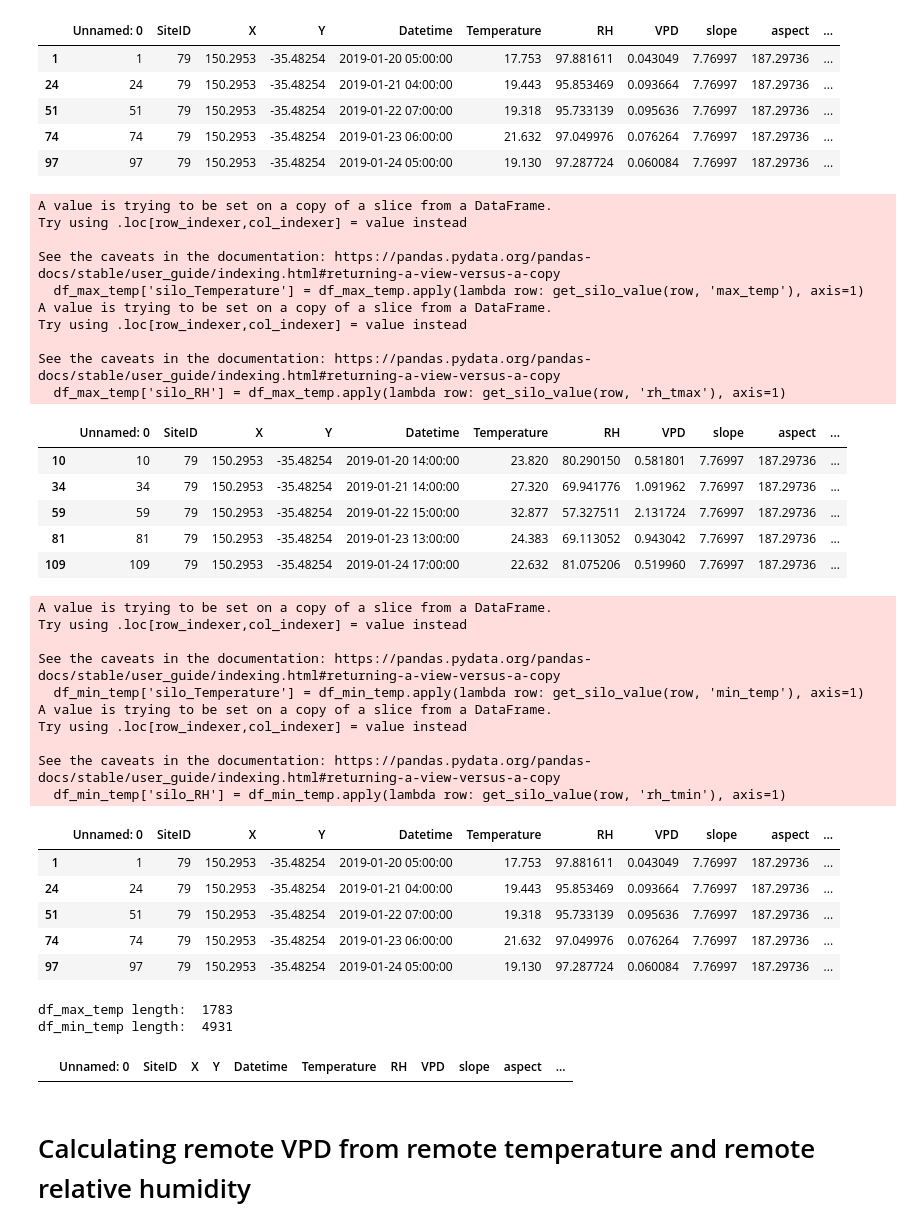
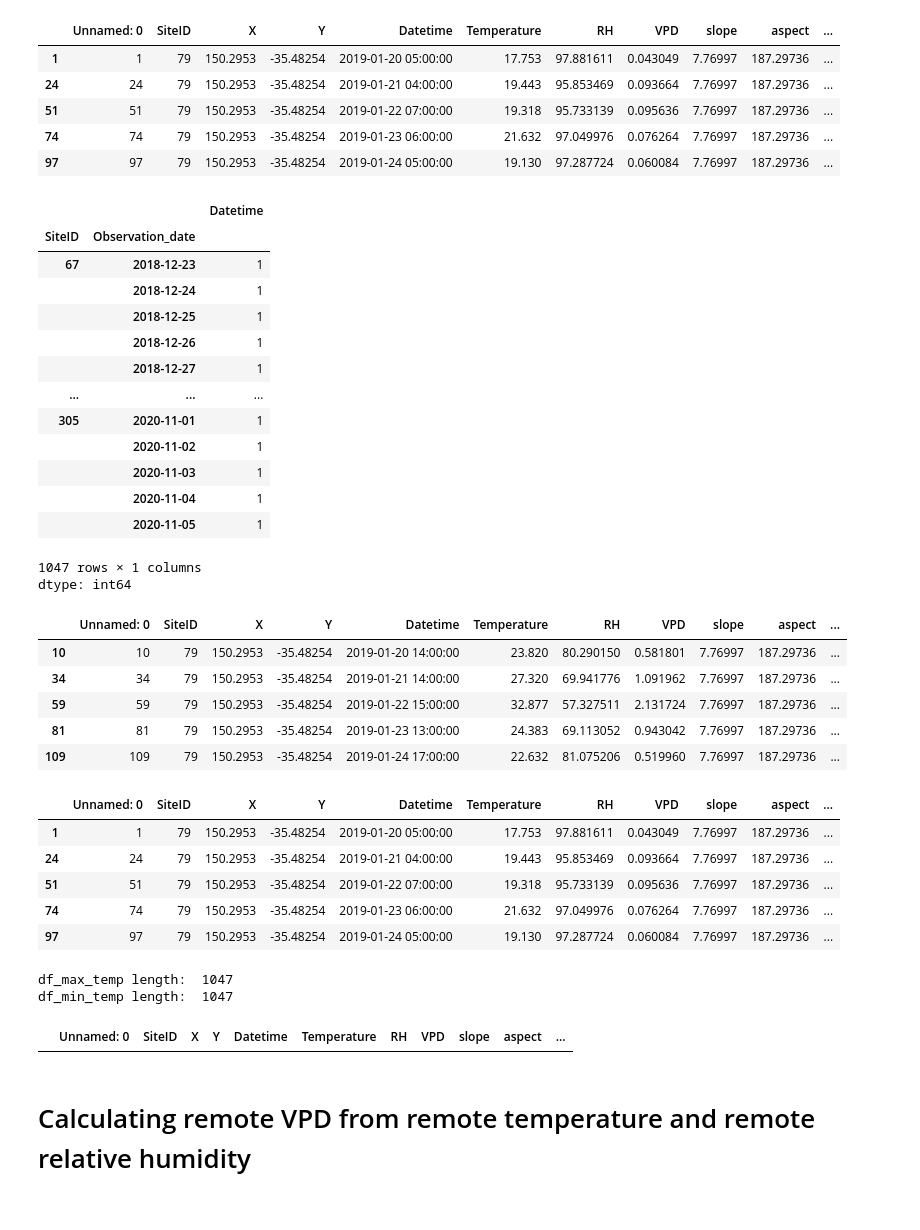
Before and after one commit to DiaPorntipa/nssn-fmc-data-compilation, a Jupyter notebook: Codes/SILO_data_compliation.ipynb, the cells around one changed output. Cells and saved outputs as stored; diff of their text form; code cells hidden in the pictures.

Commit message:
Select only one observation of day max temp or day min temp per site per day

```diff
--- a/Codes/SILO_data_compliation.ipynb
+++ b/Codes/SILO_data_compliation.ipynb
@@ -119,6 +119,31 @@ In-situ day minimum temperature observations:
 | 51 | 51 | 79 | 150.2953 | -35.48254 | 2019-01-22 07:00:00 | 19.318 | 95.733139 | 0.095636 | 7.76997 | 187.29736 | ... |
 | 74 | 74 | 79 | 150.2953 | -35.48254 | 2019-01-23 06:00:00 | 21.632 | 97.049976 | 0.076264 | 7.76997 | 187.29736 | ... |
 | 97 | 97 | 79 | 150.2953 | -35.48254 | 2019-01-24 05:00:00 | 19.130 | 97.287724 | 0.060084 | 7.76997 | 187.29736 | ... |
+# %%
+# Use only one observation per sit per day
+
+df_max_temp = df_max_temp.drop_duplicates(subset=['SiteID', 'Observation_date'])
+df_min_temp = df_min_temp.drop_duplicates(subset=['SiteID', 'Observation_date'])
+df_max_temp.head()
+
+# Investigating the number of obs per site per day
+# df_max_temp.groupby(['SiteID', 'Observation_date'])['Datetime'].apply(lambda x: x.nunique())
+# %% [output]
+|  |  | Datetime |
+| SiteID | Observation_date |  |
+| 67 | 2018-12-23 | 1 |
+|  | 2018-12-24 | 1 |
+|  | 2018-12-25 | 1 |
+|  | 2018-12-26 | 1 |
+|  | 2018-12-27 | 1 |
+| ... | ... | ... |
+| 305 | 2020-11-01 | 1 |
+|  | 2020-11-02 | 1 |
+|  | 2020-11-03 | 1 |
+|  | 2020-11-04 | 1 |
+|  | 2020-11-05 | 1 |
+1047 rows × 1 columns
+dtype: int64
 # %%
 # Fill in df with silo data at the hottest time of the day (max_temp, RH_tmax)
 
@@ -137,16 +162,6 @@ df_max_temp['silo_Temperature'] = df_max_temp.apply(lambda row: get_silo_value(r
 df_max_temp['silo_RH'] = df_max_temp.apply(lambda row: get_silo_value(row, 'rh_tmax'), axis=1)
 df_max_temp.head()
 # %% [output]
-A value is trying to be set on a copy of a slice from a DataFrame.
-Try using .loc[row_indexer,col_indexer] = value instead
-
-See the caveats in the documentation: https://pandas.pydata.org/pandas-docs/stable/user_guide/indexing.html#returning-a-view-versus-a-copy
-  df_max_temp['silo_Temperature'] = df_max_temp.apply(lambda row: get_silo_value(row, 'max_temp'), axis=1)
-A value is trying to be set on a copy of a slice from a DataFrame.
-Try using .loc[row_indexer,col_indexer] = value instead
-
-See the caveats in the documentation: https://pandas.pydata.org/pandas-docs/stable/user_guide/indexing.html#returning-a-view-versus-a-copy
-  df_max_temp['silo_RH'] = df_max_temp.apply(lambda row: get_silo_value(row, 'rh_tmax'), axis=1)
 |  | Unnamed: 0 | SiteID | X | Y | Datetime | Temperature | RH | VPD | slope | aspect | ... |
 | 10 | 10 | 79 | 150.2953 | -35.48254 | 2019-01-20 14:00:00 | 23.820 | 80.290150 | 0.581801 | 7.76997 | 187.29736 | ... |
 | 34 | 34 | 79 | 150.2953 | -35.48254 | 2019-01-21 14:00:00 | 27.320 | 69.941776 | 1.091962 | 7.76997 | 187.29736 | ... |
@@ -160,16 +175,6 @@ df_min_temp['silo_Temperature'] = df_min_temp.apply(lambda row: get_silo_value(r
 df_min_temp['silo_RH'] = df_min_temp.apply(lambda row: get_silo_value(row, 'rh_tmin'), axis=1)
 df_min_temp.head()
 # %% [output]
-A value is trying to be set on a copy of a slice from a DataFrame.
-Try using .loc[row_indexer,col_indexer] = value instead
-
-See the caveats in the documentation: https://pandas.pydata.org/pandas-docs/stable/user_guide/indexing.html#returning-a-view-versus-a-copy
-  df_min_temp['silo_Temperature'] = df_min_temp.apply(lambda row: get_silo_value(row, 'min_temp'), axis=1)
-A value is trying to be set on a copy of a slice from a DataFrame.
-Try using .loc[row_indexer,col_indexer] = value instead
-
-See the caveats in the documentation: https://pandas.pydata.org/pandas-docs/stable/user_guide/indexing.html#returning-a-view-versus-a-copy
-  df_min_temp['silo_RH'] = df_min_temp.apply(lambda row: get_silo_value(row, 'rh_tmin'), axis=1)
 |  | Unnamed: 0 | SiteID | X | Y | Datetime | Temperature | RH | VPD | slope | aspect | ... |
 | 1 | 1 | 79 | 150.2953 | -35.48254 | 2019-01-20 05:00:00 | 17.753 | 97.881611 | 0.043049 | 7.76997 | 187.29736 | ... |
 | 24 | 24 | 79 | 150.2953 | -35.48254 | 2019-01-21 04:00:00 | 19.443 | 95.853469 | 0.093664 | 7.76997 | 187.29736 | ... |
@@ -183,8 +188,8 @@ print("df_min_temp length: ", len(df_min_temp))
 df_max_temp[(df_max_temp.isna().any(axis=1)) & (df_max_temp['SiteID'] != 251)]
 df_min_temp[(df_min_temp.isna().any(axis=1)) & (df_min_temp['SiteID'] != 251)]
 # %% [output]
-df_max_temp length:  1783
-df_min_temp length:  4931
+df_max_temp length:  1047
+df_min_temp length:  1047
 |  | Unnamed: 0 | SiteID | X | Y | Datetime | Temperature | RH | VPD | slope | aspect | ... |
 # %% [markdown]
 # Calculating remote VPD from remote temperature and remote relative humidity
```
Also changed, not shown: parts of 3 cells of this notebook.
